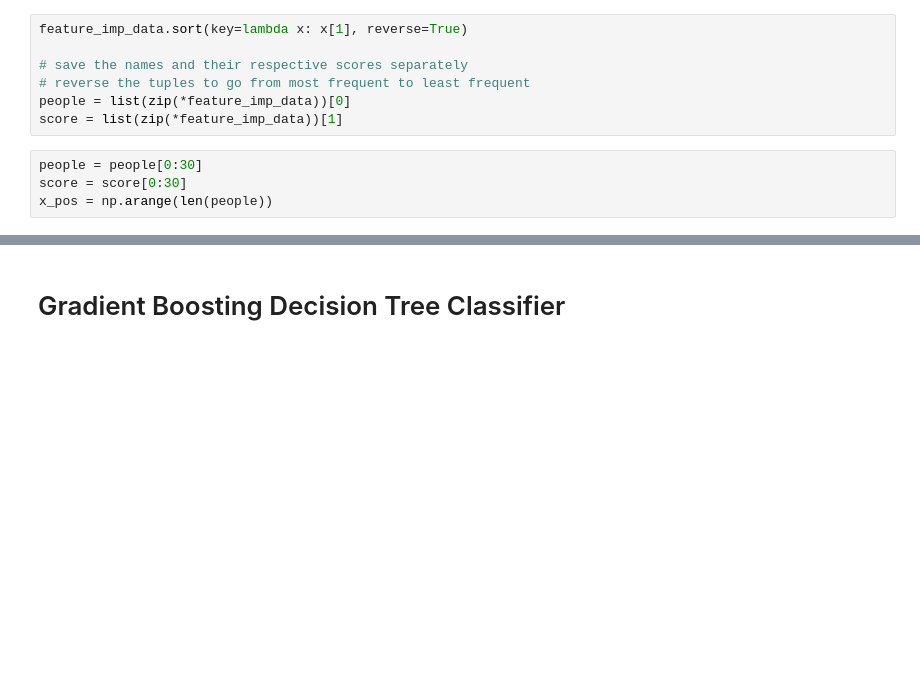
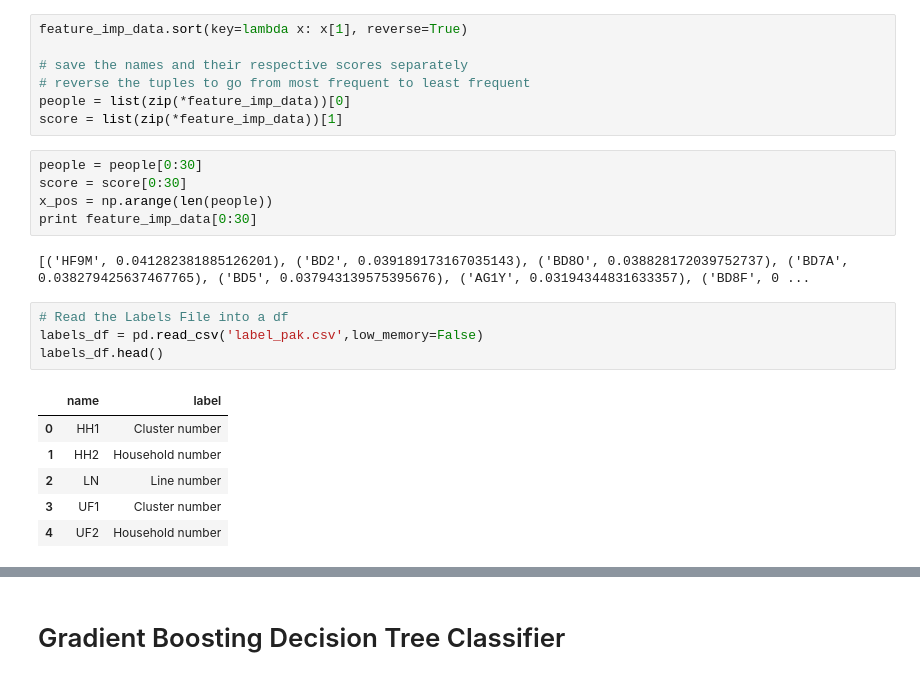
Before and after one commit to snehavcs/UNICEF---Analysis-and-Visualization-of-Immunization-Data, a Jupyter notebook: Predictors for having immunization card using machine learning_Pak_Downsampled.ipynb, the cells around one changed output, grey strips where cells are left out. Drawn from its saved outputs; the diff is of its cells as text; blank space fills up the shorter version.

```diff
--- a/Predictors for having immunization card using machine learning_Pak_Downsampled.ipynb
+++ b/Predictors for having immunization card using machine learning_Pak_Downsampled.ipynb
@@ -419,3 +387,17 @@ score = list(zip(*feature_imp_data))[1]
 people = people[0:30]
 score = score[0:30]
 x_pos = np.arange(len(people))
+print feature_imp_data[0:30]
+# %% [output]
+[('HF9M', 0.041282381885126201), ('BD2', 0.039189173167035143), ('BD8O', 0.038828172039752737), ('BD7A', 0.038279425637467765), ('BD5', 0.037943139575395676), ('AG1Y', 0.03194344831633357), ('BD8F', 0 ...
+# %%
+# Read the Labels File into a df
+labels_df = pd.read_csv('label_pak.csv',low_memory=False)
+labels_df.head()
+# %% [output]
+|  | name | label |
+| 0 | HH1 | Cluster number |
+| 1 | HH2 | Household number |
+| 2 | LN | Line number |
+| 3 | UF1 | Cluster number |
+| 4 | UF2 | Household number |
```
Also changed, not shown: parts of 13 cells of this notebook, 6 other files.
